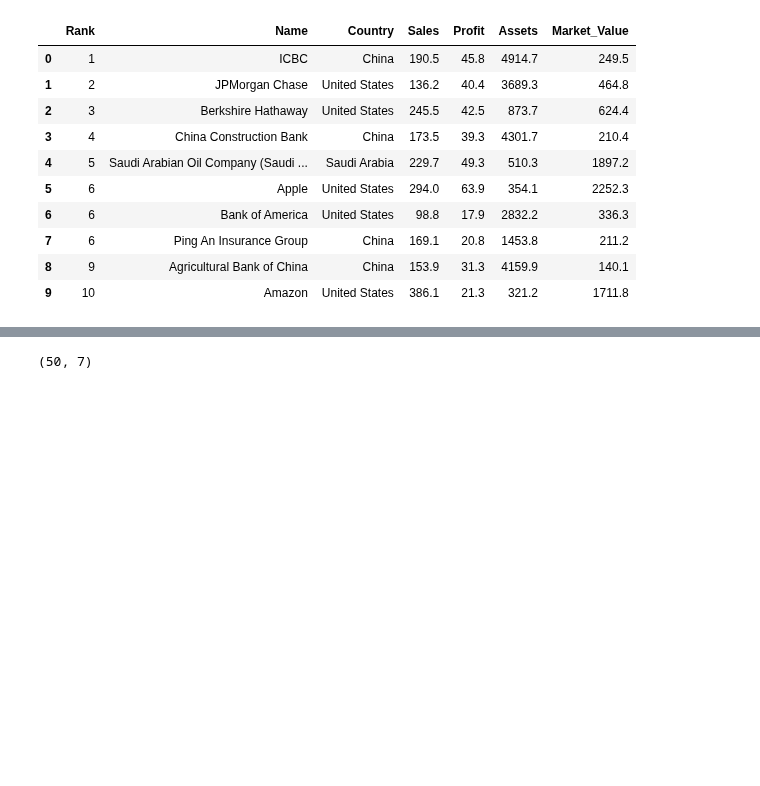
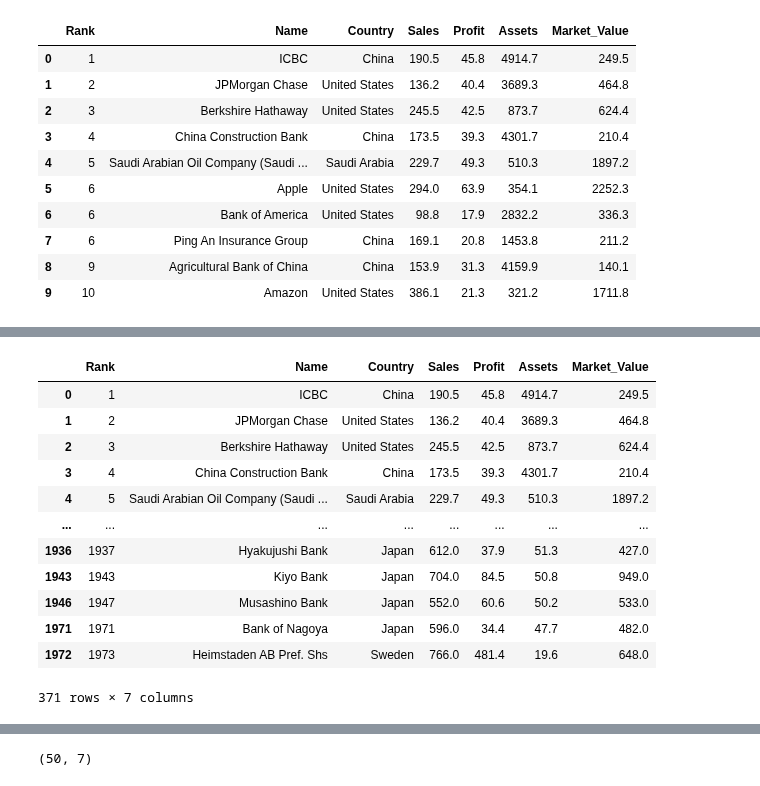
Before and after one commit to chandanabrdwj/100DaysOfML, a Jupyter notebook: fortune-global-2000-companies-in-2021.ipynb, the cells around one changed output, grey strips where cells are left out. Drawn from its saved outputs; the diff is of its cells as text; code cells hidden in the pictures; blank space fills up the shorter version.

```diff
--- a/fortune-global-2000-companies-in-2021.ipynb
+++ b/fortune-global-2000-companies-in-2021.ipynb
@@ -105,0 +150,16 @@ Name: Sales, Length: 61, dtype: float64
+# %%
+df[df.Market_Value > df.Market_Value.mean()]
+# %% [output]
+|  | Rank | Name | Country | Sales | Profit | Assets | Market_Value |
+| 0 | 1 | ICBC | China | 190.5 | 45.8 | 4914.7 | 249.5 |
+| 1 | 2 | JPMorgan Chase | United States | 136.2 | 40.4 | 3689.3 | 464.8 |
+| 2 | 3 | Berkshire Hathaway | United States | 245.5 | 42.5 | 873.7 | 624.4 |
+| 3 | 4 | China Construction Bank | China | 173.5 | 39.3 | 4301.7 | 210.4 |
+| 4 | 5 | Saudi Arabian Oil Company (Saudi ... | Saudi Arabia | 229.7 | 49.3 | 510.3 | 1897.2 |
+| ... | ... | ... | ... | ... | ... | ... | ... |
+| 1936 | 1937 | Hyakujushi Bank | Japan | 612.0 | 37.9 | 51.3 | 427.0 |
+| 1943 | 1943 | Kiyo Bank | Japan | 704.0 | 84.5 | 50.8 | 949.0 |
+| 1946 | 1947 | Musashino Bank | Japan | 552.0 | 60.6 | 50.2 | 533.0 |
+| 1971 | 1971 | Bank of Nagoya | Japan | 596.0 | 34.4 | 47.7 | 482.0 |
+| 1972 | 1973 | Heimstaden AB Pref. Shs | Sweden | 766.0 | 481.4 | 19.6 | 648.0 |
+371 rows × 7 columns
```
Also changed, not shown: parts of 18 cells of this notebook.
